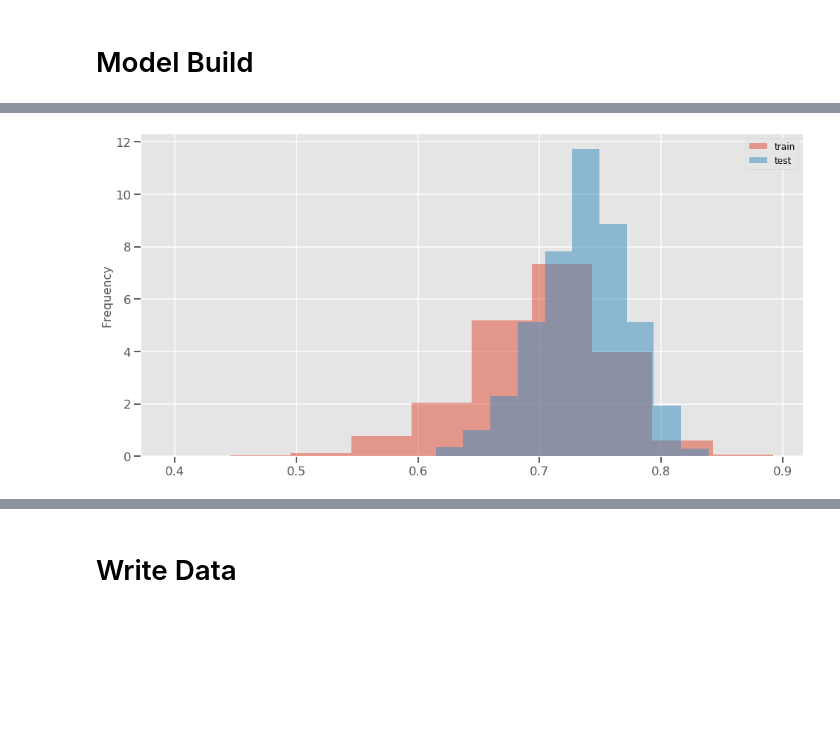
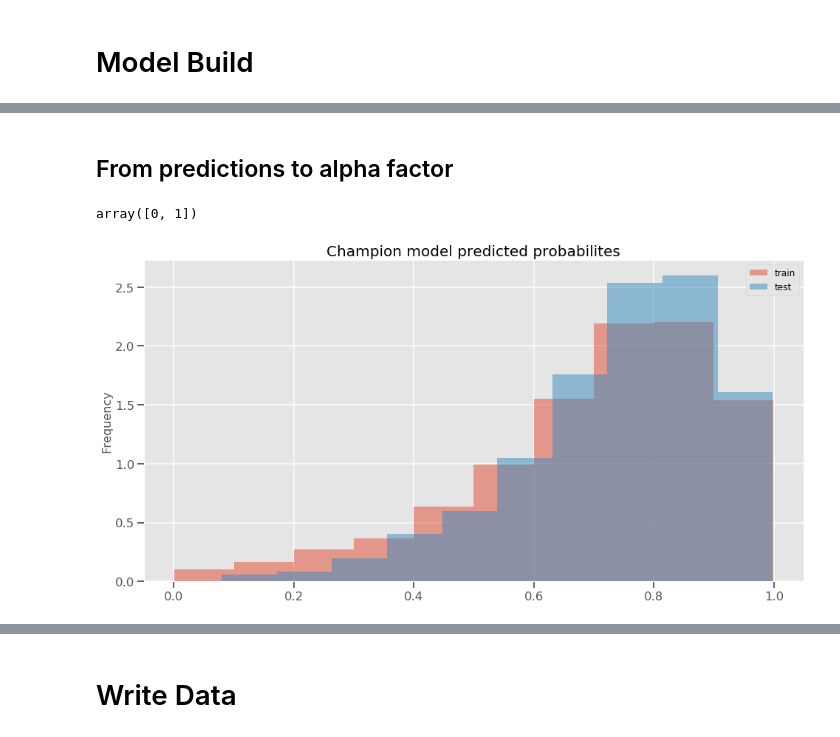
Before and after one commit to manualrg/dslab-ai-for-trading, a Jupyter notebook: notebooks/05_nlp_quant/03_10ksent_mlsent.ipynb, the cells around one changed output, grey strips where cells are left out. Cells and saved outputs as stored; diff of their text form; code cells hidden in the pictures; blank space fills up the shorter version.

Commit message:
Model benchmarking

```diff
--- a/notebooks/05_nlp_quant/03_10ksent_mlsent.ipynb
+++ b/notebooks/05_nlp_quant/03_10ksent_mlsent.ipynb
@@ -276,0 +331,2 @@ pd.concat([tfidf_targets.head(2), tfidf_targets.tail(2)], axis=0)
+# %%
+date_filling = tfidf_targets.pop('date_filling')
@@ -332,0 +447,4 @@ RND_SEED = 123
+# %%
+y_train_c = (y_train>=0).astype(int)
+y_test_c = (y_test>=0).astype(int)
+y_train_c.describe()
@@ -380,13 +586,22 @@ array([0, 1])
+# %% [markdown]
+## From predictions to alpha factor
+# %%
+champ_mod = LogisticRegression(fit_intercept=False, random_state=RND_SEED, solver='saga', penalty='l1', max_iter=500, C=10, n_jobs=-1)
+champ_mod.fit(X_train, y_train_c)  # slightly higher mean AUC but much lower std dev score
+champ_mod.classes_
+# %% [output]
+array([0, 1])
 # %%
-p_train = pd.Series(index=X_train.index, data=res_logreg_cv1.predict_proba(X_train)[:,1], name='sentiment_score')
-p_test = pd.Series(index=X_test.index, data=res_logreg_cv1.predict_proba(X_test)[:,1], name='sentiment_score')
+p_train = pd.Series(index=X_train.index, data=champ_mod.predict_proba(X_train)[:,1], name='sentiment_score')
+p_test = pd.Series(index=X_test.index, data=champ_mod.predict_proba(X_test)[:,1], name='sentiment_score')
 # %%
 ax = p_train.plot.hist(density=True, alpha=0.5, label='train')
 p_test.plot.hist(density=True, alpha=0.5, label='test', ax=ax)
+plt.title("Champion model predicted probabilites")
 plt.legend()
 plt.show()
 # %% [output]
-[figure, old version]
+[figure, new version]
 # %%
 preds = pd.concat([p_train, p_test], axis=0).reset_index().merge(sector_to_asset, how='left', on='ticker').set_index(['date', 'ticker']).sort_index()
 preds['sector_code'] = preds['sector_code'].fillna(-1)
```
Also changed, not shown: parts of 69 cells of this notebook.
